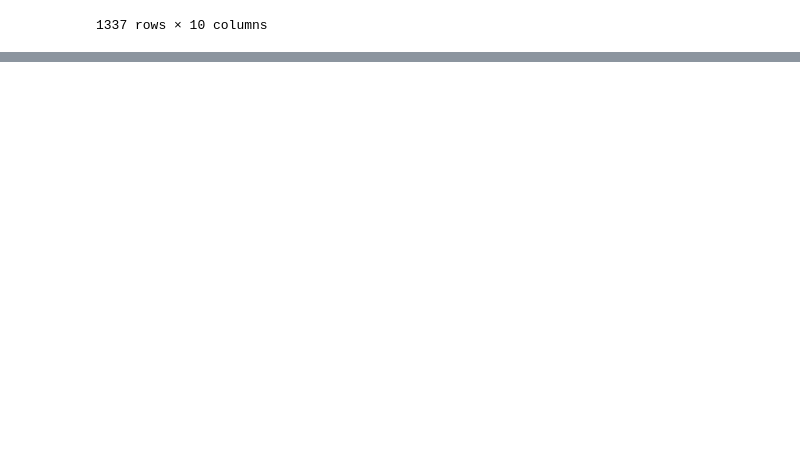
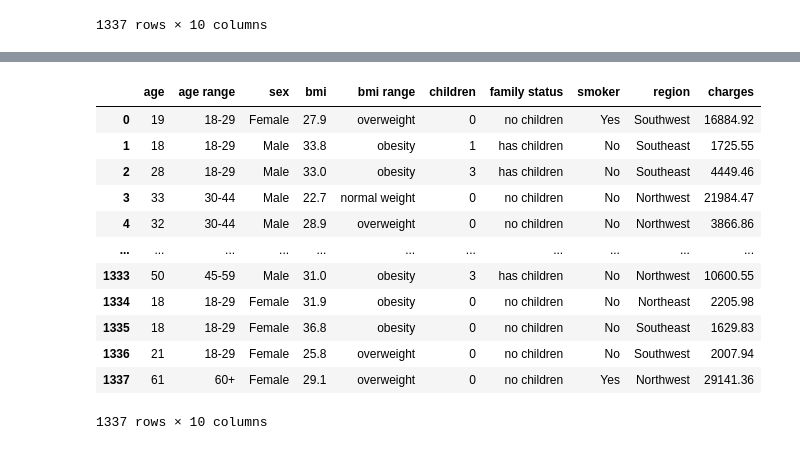
Before and after one commit to illusio666/health_insurance_hackathon, a Jupyter notebook: jupyter_notebooks/healthcare data cleaning.ipynb, the cells around one changed output, grey strips where cells are left out. Saved outputs shown, nothing was run; the diff lists cells and outputs as text; code cells hidden in the pictures; blank space fills up the shorter version.

```diff
--- a/jupyter_notebooks/healthcare data cleaning.ipynb
+++ b/jupyter_notebooks/healthcare data cleaning.ipynb
@@ -183,0 +211,16 @@ df
+# %%
+df
+# %% [output]
+|  | age | age range | sex | bmi | bmi range | children | family status | smoker | region | charges |
+| 0 | 19 | 18-29 | Female | 27.9 | overweight | 0 | no children | Yes | Southwest | 16884.92 |
+| 1 | 18 | 18-29 | Male | 33.8 | obesity | 1 | has children | No | Southeast | 1725.55 |
+| 2 | 28 | 18-29 | Male | 33.0 | obesity | 3 | has children | No | Southeast | 4449.46 |
+| 3 | 33 | 30-44 | Male | 22.7 | normal weight | 0 | no children | No | Northwest | 21984.47 |
+| 4 | 32 | 30-44 | Male | 28.9 | overweight | 0 | no children | No | Northwest | 3866.86 |
+| ... | ... | ... | ... | ... | ... | ... | ... | ... | ... | ... |
+| 1333 | 50 | 45-59 | Male | 31.0 | obesity | 3 | has children | No | Northwest | 10600.55 |
+| 1334 | 18 | 18-29 | Female | 31.9 | obesity | 0 | no children | No | Northeast | 2205.98 |
+| 1335 | 18 | 18-29 | Female | 36.8 | obesity | 0 | no children | No | Southeast | 1629.83 |
+| 1336 | 21 | 18-29 | Female | 25.8 | overweight | 0 | no children | No | Southwest | 2007.94 |
+| 1337 | 61 | 60+ | Female | 29.1 | overweight | 0 | no children | Yes | Northwest | 29141.36 |
+1337 rows × 10 columns
```
Also changed, not shown: parts of 5 cells of this notebook.
